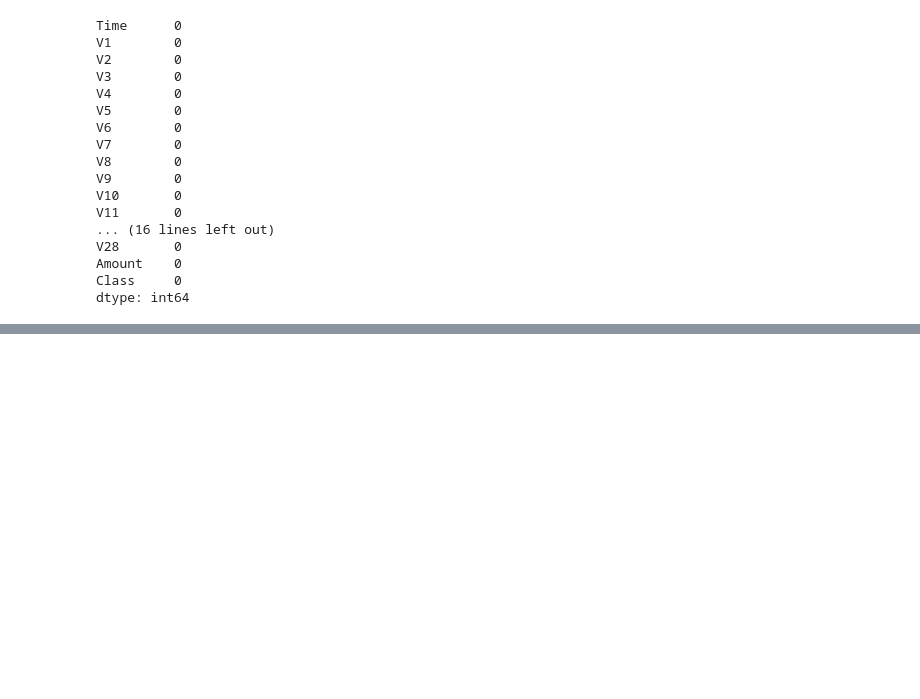
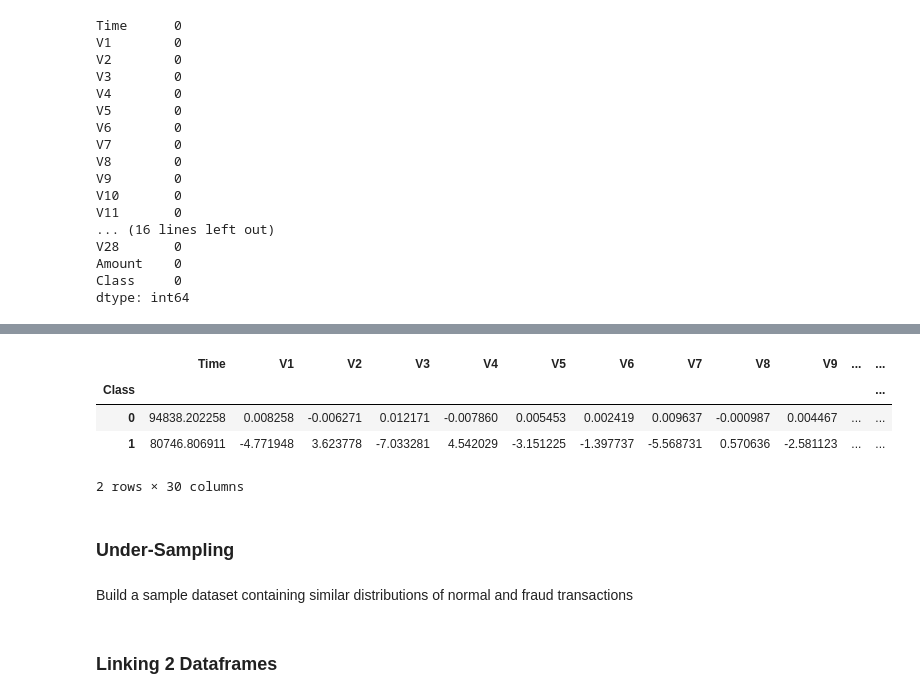
Before and after one commit to JiyaG143/pfsinterns, a Jupyter notebook: deepnote/Email_Spam_Detection_Project/Credit Card Fraud Detection.ipynb, the cells around one changed output, grey strips where cells are left out. Cells and saved outputs as stored; diff of their text form; code cells hidden in the pictures; blank space fills up the shorter version.

```diff
--- a/deepnote/Email_Spam_Detection_Project/Credit Card Fraud Detection.ipynb
+++ b/deepnote/Email_Spam_Detection_Project/Credit Card Fraud Detection.ipynb
@@ -60,0 +110,13 @@ dtype: int64
+# %%
+#compare the values for both transactions
+credit_card_data.groupby('Class').mean()
+# %% [output]
+|  | Time | V1 | V2 | V3 | V4 | V5 | V6 | V7 | V8 | V9 | ... | ... |
+| Class |  |  |  |  |  |  |  |  |  |  |  | ... |
+| 0 | 94838.202258 | 0.008258 | -0.006271 | 0.012171 | -0.007860 | 0.005453 | 0.002419 | 0.009637 | -0.000987 | 0.004467 | ... | ... |
+| 1 | 80746.806911 | -4.771948 | 3.623778 | -7.033281 | 4.542029 | -3.151225 | -1.397737 | -5.568731 | 0.570636 | -2.581123 | ... | ... |
+2 rows × 30 columns
+# %% [markdown]
+### Under-Sampling
+# %% [markdown]
+Build a sample dataset containing similar distributions of normal and fraud transactions
@@ -60,0 +125,2 @@ dtype: int64
+# %% [markdown]
+### Linking 2 Dataframes
```
Also changed, not shown: parts of 12 cells of this notebook.
